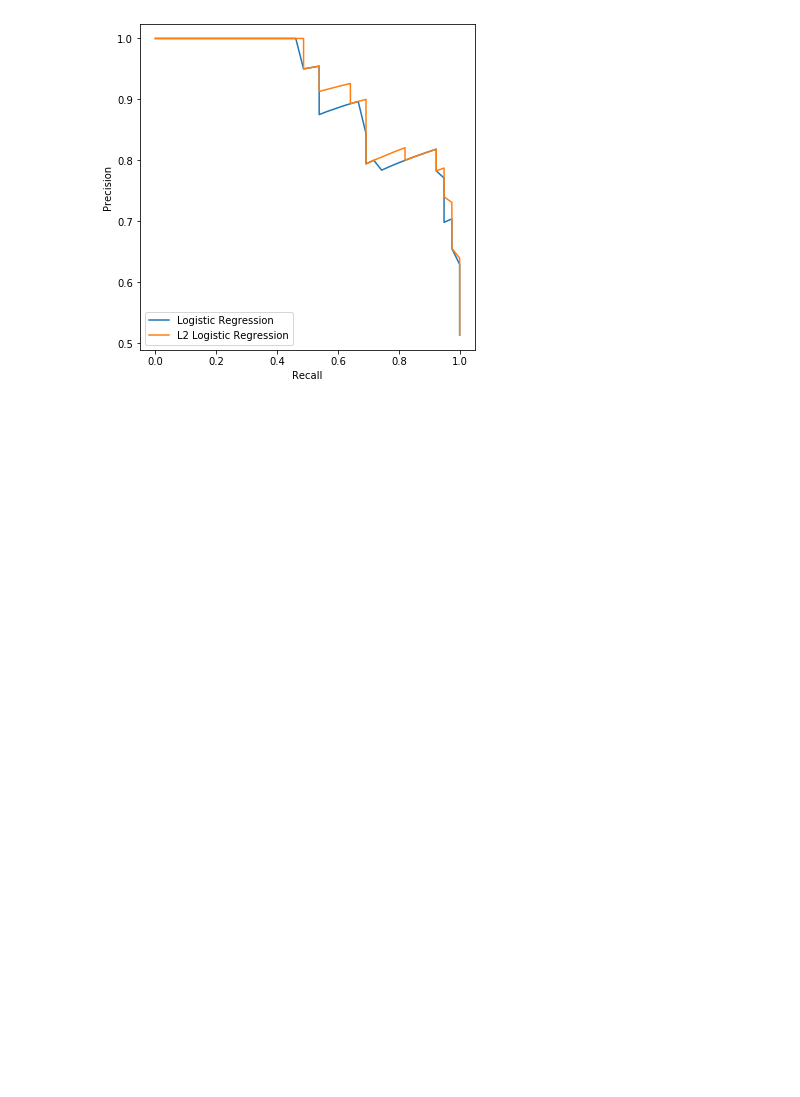
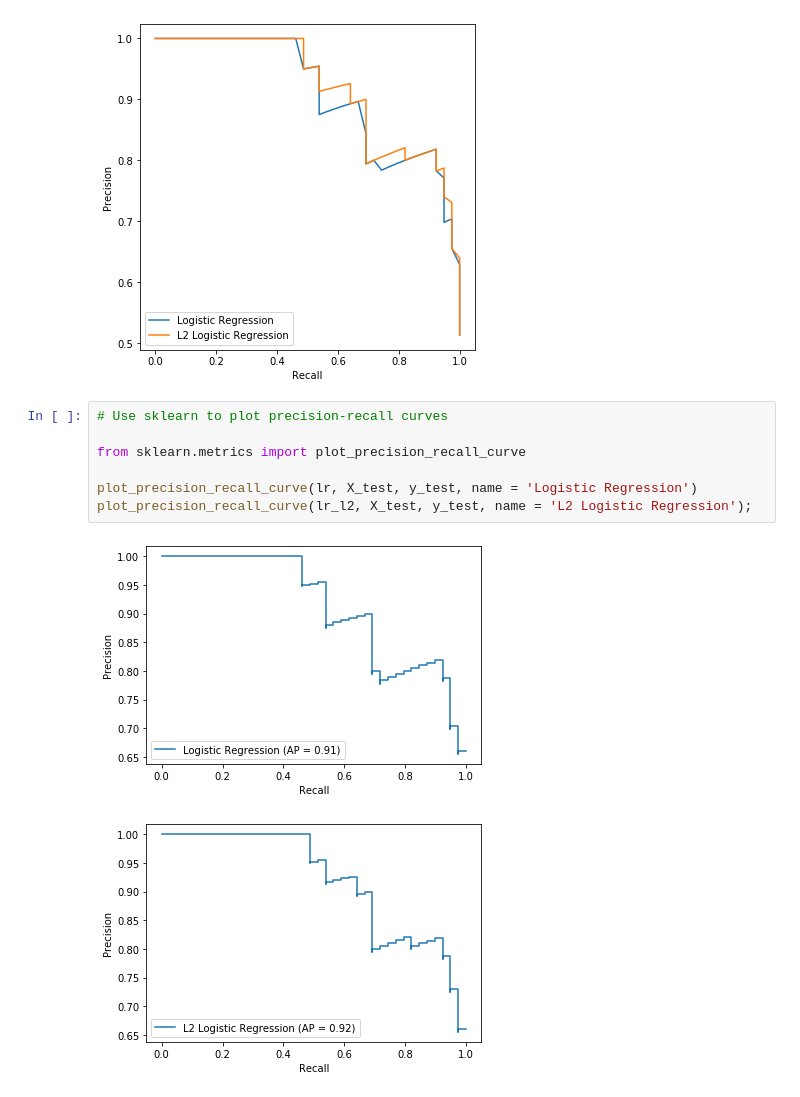
Before and after one commit to douglaspsteen/precision_recall, a Jupyter notebook: notebook.ipynb, the cells around one changed output. Cells and saved outputs as stored; diff of their text form; blank space fills up the shorter version.

```diff
--- a/notebook.ipynb
+++ b/notebook.ipynb
@@ -141,3 +141,13 @@ ax.set_ylabel('Precision')
 ax.legend(loc='lower left');
 # %% [output]
 [figure]
+# %%
+# Use sklearn to plot precision-recall curves
+
+from sklearn.metrics import plot_precision_recall_curve
+
+plot_precision_recall_curve(lr, X_test, y_test, name = 'Logistic Regression')
+plot_precision_recall_curve(lr_l2, X_test, y_test, name = 'L2 Logistic Regression');
+# %% [output]
+[figure, added]
+[figure, added]
```
Also changed, not shown: parts of 1 cell of this notebook.
